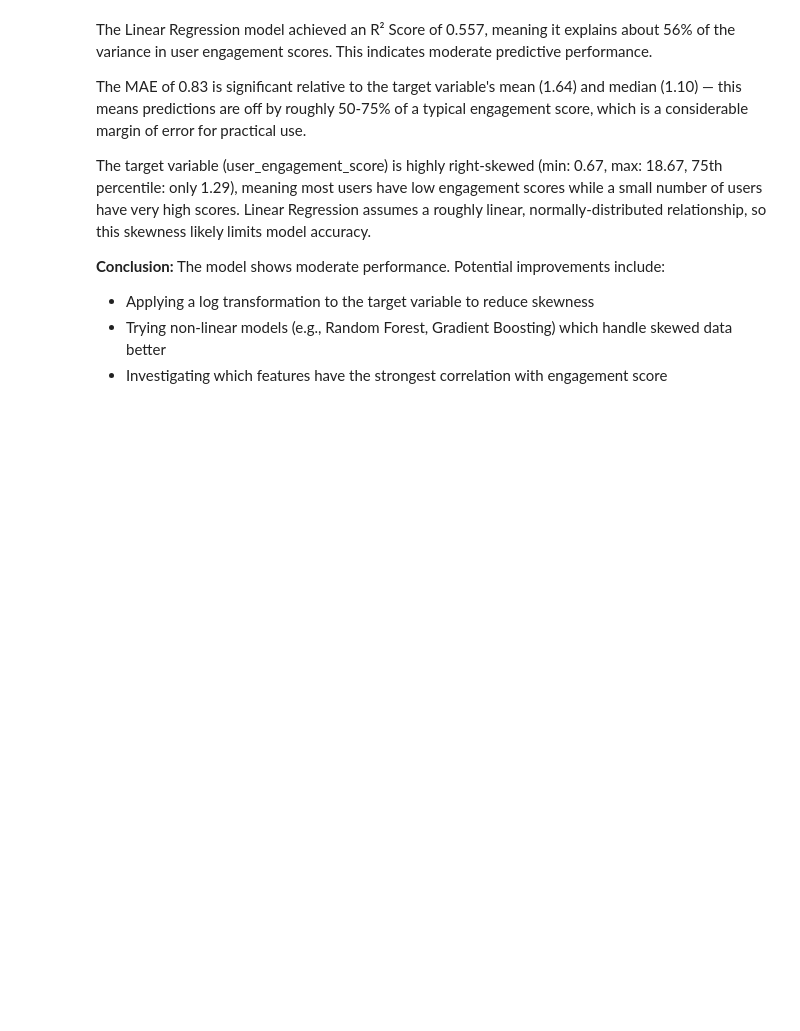
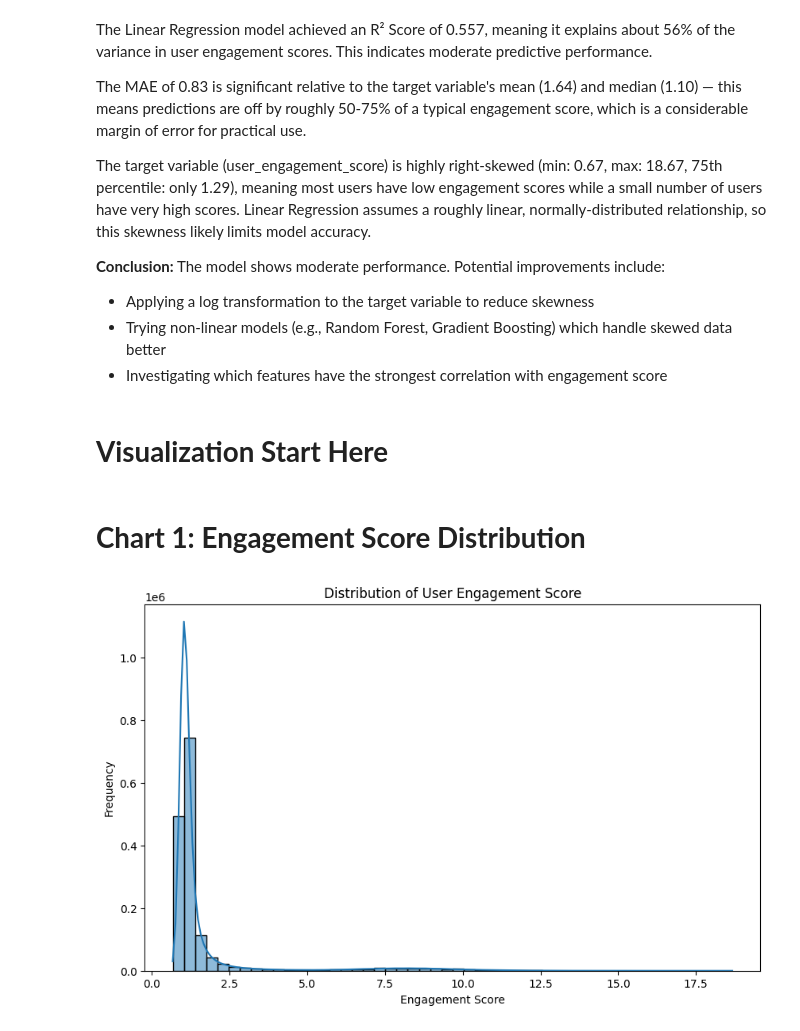
Before and after one commit to AiWriter404/social-media-engagement-prediction, a Jupyter notebook: social-media-engagement-prediction.ipynb, the cells around one changed output. Drawn from its saved outputs; the diff is of its cells as text; code cells hidden in the pictures; blank space fills up the shorter version.

Commit message:
Kaggle Notebook | social-media-engagement-prediction | Version 6

```diff
--- a/social-media-engagement-prediction.ipynb
+++ b/social-media-engagement-prediction.ipynb
@@ -275,3 +275,7 @@ relationship, so this skewness likely limits model accuracy.
 - Applying a log transformation to the target variable to reduce skewness
 - Trying non-linear models (e.g., Random Forest, Gradient Boosting) which handle skewed data better
 - Investigating which features have the strongest correlation with engagement score
+# %% [markdown]
+# **Visualization Start Here**
+# %% [markdown]
+# **Chart 1: Engagement Score Distribution**
@@ -277,0 +285,9 @@ relationship, so this skewness likely limits model accuracy.
+# %%
+plt.figure(figsize=(10,6))
+sns.histplot(df['user_engagement_score'], bins=50, kde=True)
+plt.title('Distribution of User Engagement Score')
+plt.xlabel('Engagement Score')
+plt.ylabel('Frequency')
+plt.show()
+# %% [output]
+[figure, added]
```
Also changed, not shown: parts of 6 cells of this notebook.
